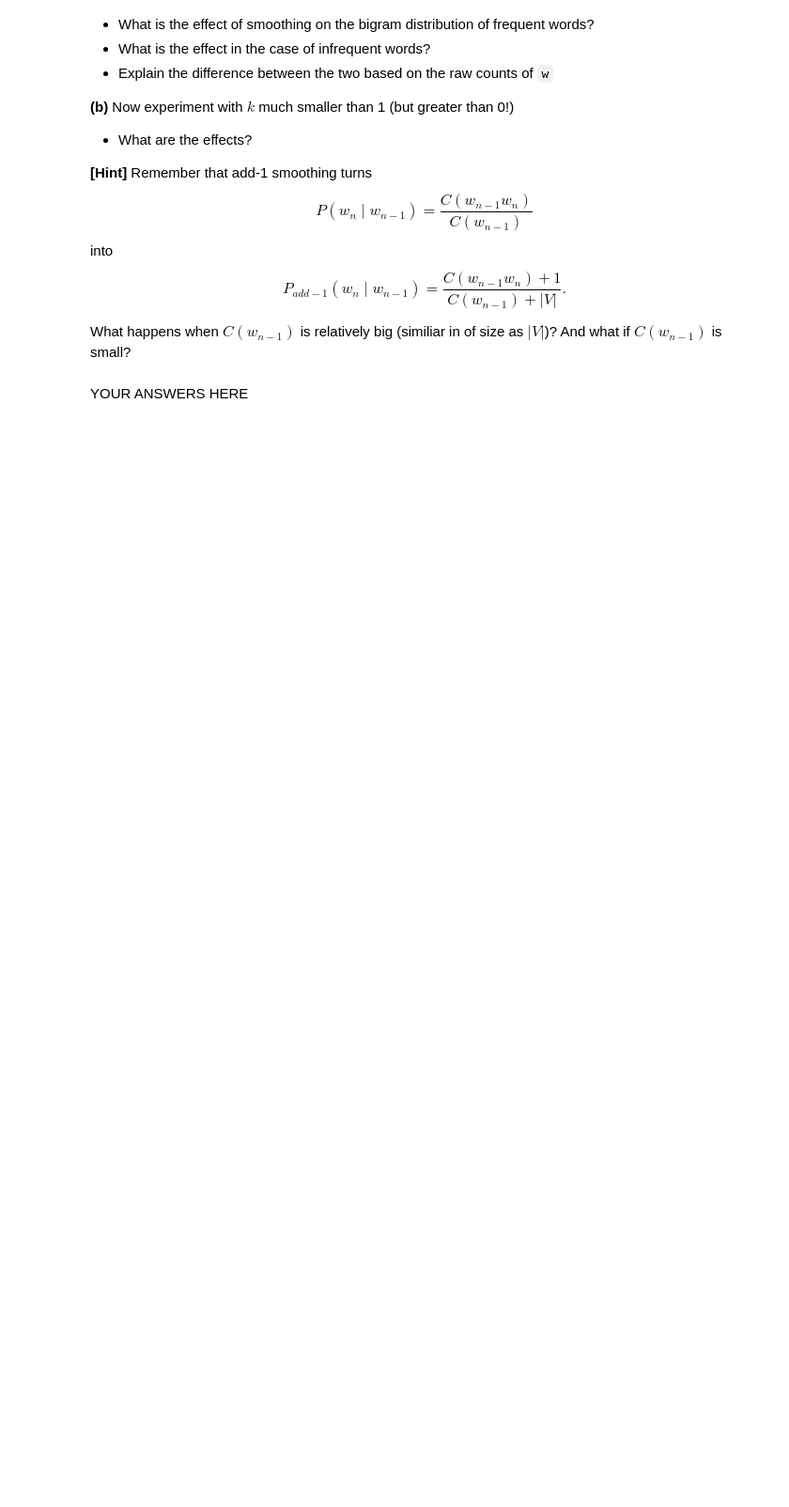
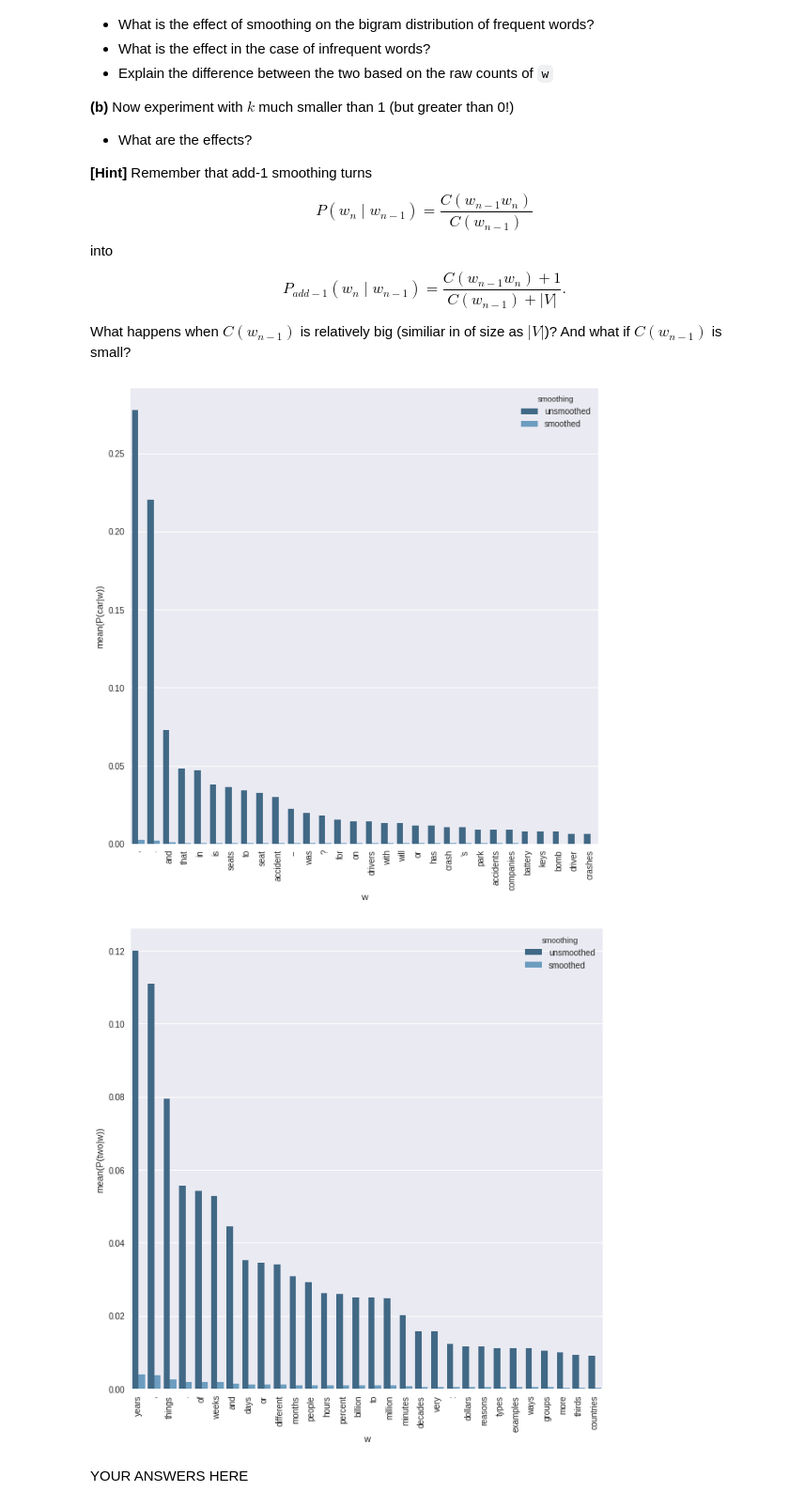
Before and after one commit to alexanderkeijser73/NLP1-2017, a Jupyter notebook: lab1/lab1.ipynb, the cells around one changed output. Shown: that part at 94% size. Cells and saved outputs as stored; diff of their text form; code cells hidden in the pictures; blank space fills up the shorter version.

```diff
--- a/lab1/lab1.ipynb
+++ b/lab1/lab1.ipynb
@@ -143,2 +123,6 @@ word            count
+# %%
+pos_voc = Counter(pos)
+pos_size = len(pos_voc)
+print('There are', pos_size, 'different Part-of-speech tags present')
 # %% [markdown]
 **(e)** Print a list of the **10 most commonly occurring POS tags** in the data. For each of these POS tags, what are the **3 most common words** that belong to that class?
@@ -174,3 +243,16 @@ Section 00 of the Penn Treebank is typically used as development data.
+# %%
+## YOUR CODE HERE ##
+tagged_tokens2 = zip(tokens2, pos2)
+ordered_tagged2 = Counter(tagged_tokens2)
+print(ordered_tagged2)
+
+pos_word_dict2 = defaultdict(list)
+tags_unseen = []
+for word, tag in ordered_tagged2:
+    if word in unseen_words:
+#         pos_word_dict2[word].append(tag)
+          tags_unseen.append(tag)
+print(Counter(tags_unseen).most_common(3))
 # %% [markdown]
 # 2. Language Models
 
@@ -279,24 +383,3 @@ def read(fname, max_lines=np.inf):
             data.append(sent)
 
     return data, w2i, i2w
-# %%
-def train_ngram(data, N, k=0):
-    """
-    Trains an n-gram language model with optional add-k smoothing
-    and additionaly returns the unigram model
-
-    :param data: text-data as returned by read
-    :param N: (N>1) the order of the ngram e.g. N=2 gives a bigram
-    :param k: optional add-k smoothing
-    :returns: ngram and unigram
-    """
-    ngram = defaultdict(Counter) # ngram[history][word] = #(history,word)
-    unigram = defaultdict(float, Counter(data)) # default prob is 0.0
-
-    ## YOUR CODE HERE ##
-
-    return ngram, unigram
-
-data, w2i, i2w = read(train_file)
-# bigram, unigram = train_ngram(data, N=2, k=0)
-# bigram_smoothed, unigram_smoothed = train_ngram(data, N=2, k=1)
@@ -400,3 +572,9 @@ def plot_bigram_dist(word, bigram, smoothbigram, k=30):
+# %%
+plot_bigram_dist('car', bigram, bigram_smoothed, k=30)
+plot_bigram_dist('two', bigram, bigram_smoothed, k=30)
+# %% [output]
+[figure, added]
+[figure, added]
 # %% [markdown]
 YOUR ANSWERS HERE
 # %% [markdown]
```
Also changed, not shown: parts of 35 cells of this notebook.
